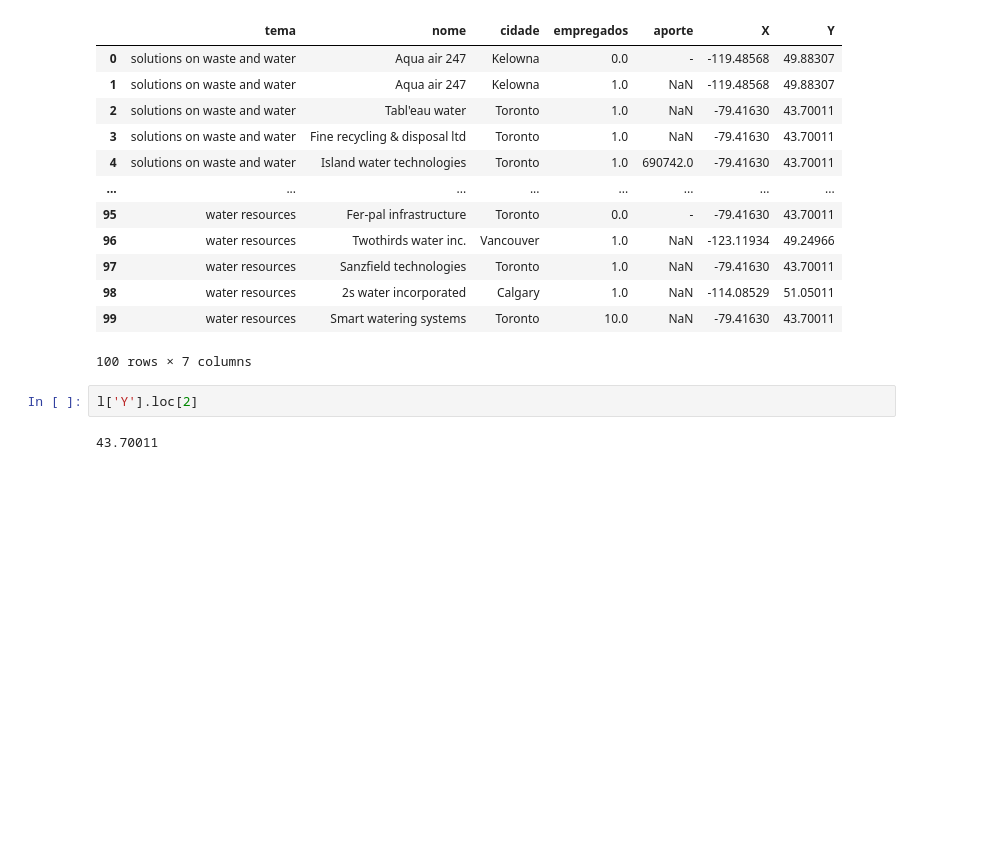
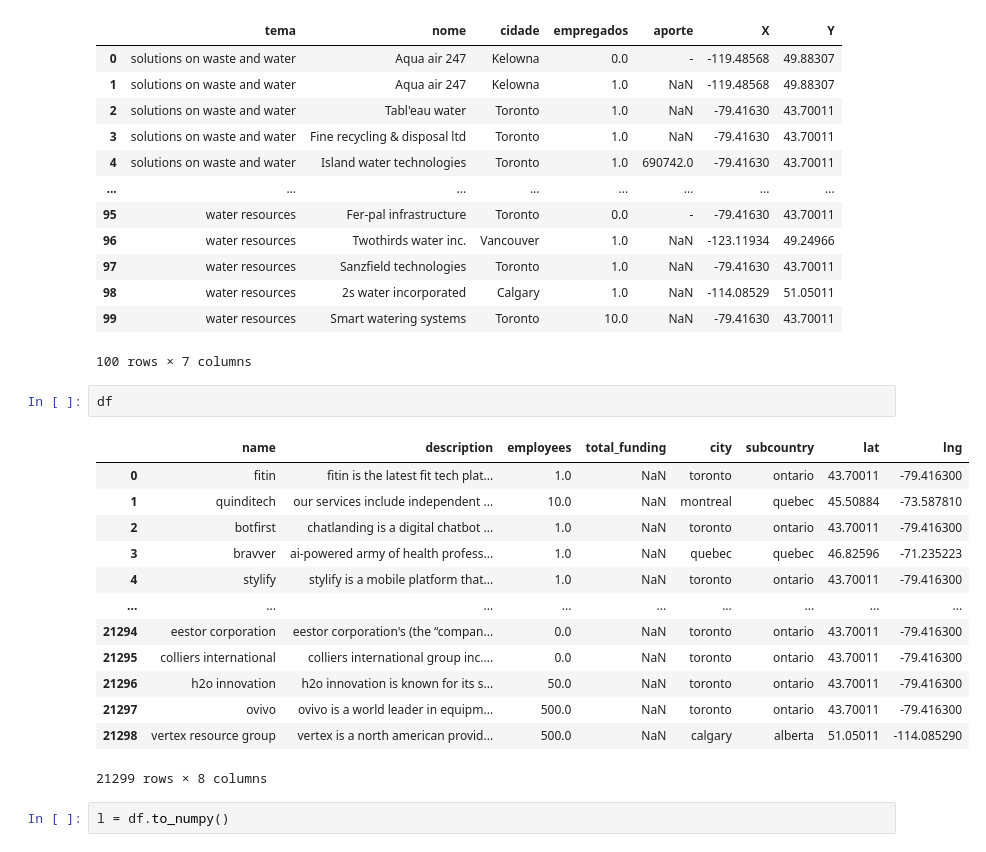
Before and after one commit to Danielslimaa/ProjectMeantrix, a Jupyter notebook: main2.ipynb, the cells around one changed output. Cells and saved outputs as stored; diff of their text form; blank space fills up the shorter version.

```diff
--- a/main2.ipynb
+++ b/main2.ipynb
@@ -374,7 +326,21 @@ df_respostas
 | 98 | water resources | 2s water incorporated | Calgary | 1.0 | NaN | -114.08529 | 51.05011 |
 | 99 | water resources | Smart watering systems | Toronto | 10.0 | NaN | -79.41630 | 43.70011 |
 100 rows × 7 columns
-# %%
-l['Y'].loc[2]
-# %% [output]
-43.70011
+# %%
+df
+# %% [output]
+|  | name | description | employees | total_funding | city | subcountry | lat | lng |
+| 0 | fitin | fitin is the latest fit tech plat... | 1.0 | NaN | toronto | ontario | 43.70011 | -79.416300 |
+| 1 | quinditech | our services include independent ... | 10.0 | NaN | montreal | quebec | 45.50884 | -73.587810 |
+| 2 | botfirst | chatlanding is a digital chatbot ... | 1.0 | NaN | toronto | ontario | 43.70011 | -79.416300 |
+| 3 | bravver | ai-powered army of health profess... | 1.0 | NaN | quebec | quebec | 46.82596 | -71.235223 |
+| 4 | stylify | stylify is a mobile platform that... | 1.0 | NaN | toronto | ontario | 43.70011 | -79.416300 |
+| ... | ... | ... | ... | ... | ... | ... | ... | ... |
+| 21294 | eestor corporation | eestor corporation's (the “compan... | 0.0 | NaN | toronto | ontario | 43.70011 | -79.416300 |
+| 21295 | colliers international | colliers international group inc.... | 0.0 | NaN | toronto | ontario | 43.70011 | -79.416300 |
+| 21296 | h2o innovation | h2o innovation is known for its s... | 50.0 | NaN | toronto | ontario | 43.70011 | -79.416300 |
+| 21297 | ovivo | ovivo is a world leader in equipm... | 500.0 | NaN | toronto | ontario | 43.70011 | -79.416300 |
+| 21298 | vertex resource group | vertex is a north american provid... | 500.0 | NaN | calgary | alberta | 51.05011 | -114.085290 |
+21299 rows × 8 columns
+# %%
+l = df.to_numpy()
```
Also changed, not shown: parts of 16 cells of this notebook, 7 other files.
